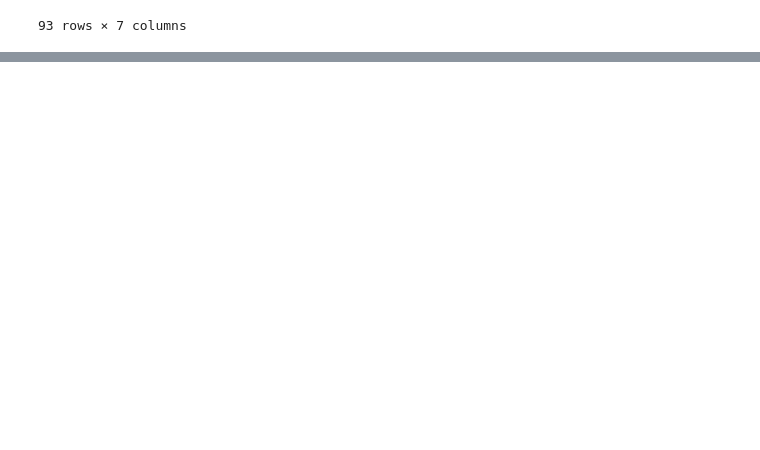
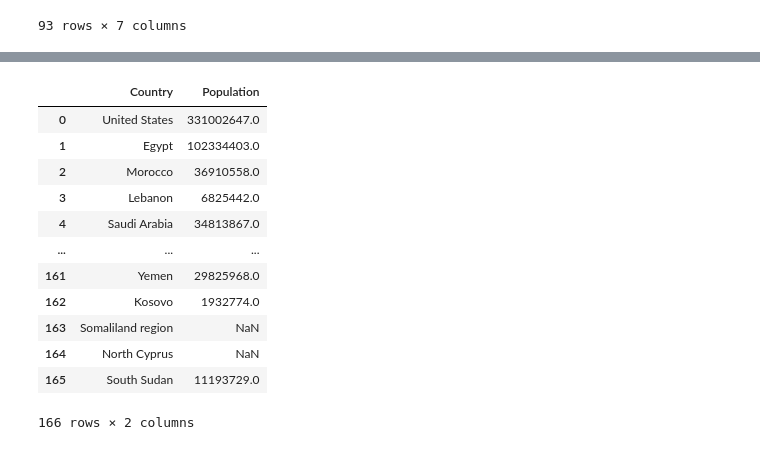
Before and after one commit to wjpang/World-Happiness-Dashboard, a Jupyter notebook: data_cleanup.ipynb, the cells around one changed output, grey strips where cells are left out. Saved outputs shown, nothing was run; the diff lists cells and outputs as text; code cells hidden in the pictures; blank space fills up the shorter version.

```diff
--- a/data_cleanup.ipynb
+++ b/data_cleanup.ipynb
@@ -366,0 +452,17 @@ whrcovid.to_csv("data_clean/WHR_covid_clean.csv", index=False)
+# %%
+population = population[["Country", "Population"]]
+population
+# %% [output]
+|  | Country | Population |
+| 0 | United States | 331002647.0 |
+| 1 | Egypt | 102334403.0 |
+| 2 | Morocco | 36910558.0 |
+| 3 | Lebanon | 6825442.0 |
+| 4 | Saudi Arabia | 34813867.0 |
+| ... | ... | ... |
+| 161 | Yemen | 29825968.0 |
+| 162 | Kosovo | 1932774.0 |
+| 163 | Somaliland region | NaN |
+| 164 | North Cyprus | NaN |
+| 165 | South Sudan | 11193729.0 |
+166 rows × 2 columns
```
Also changed, not shown: parts of 9 cells of this notebook, 1 other file.
